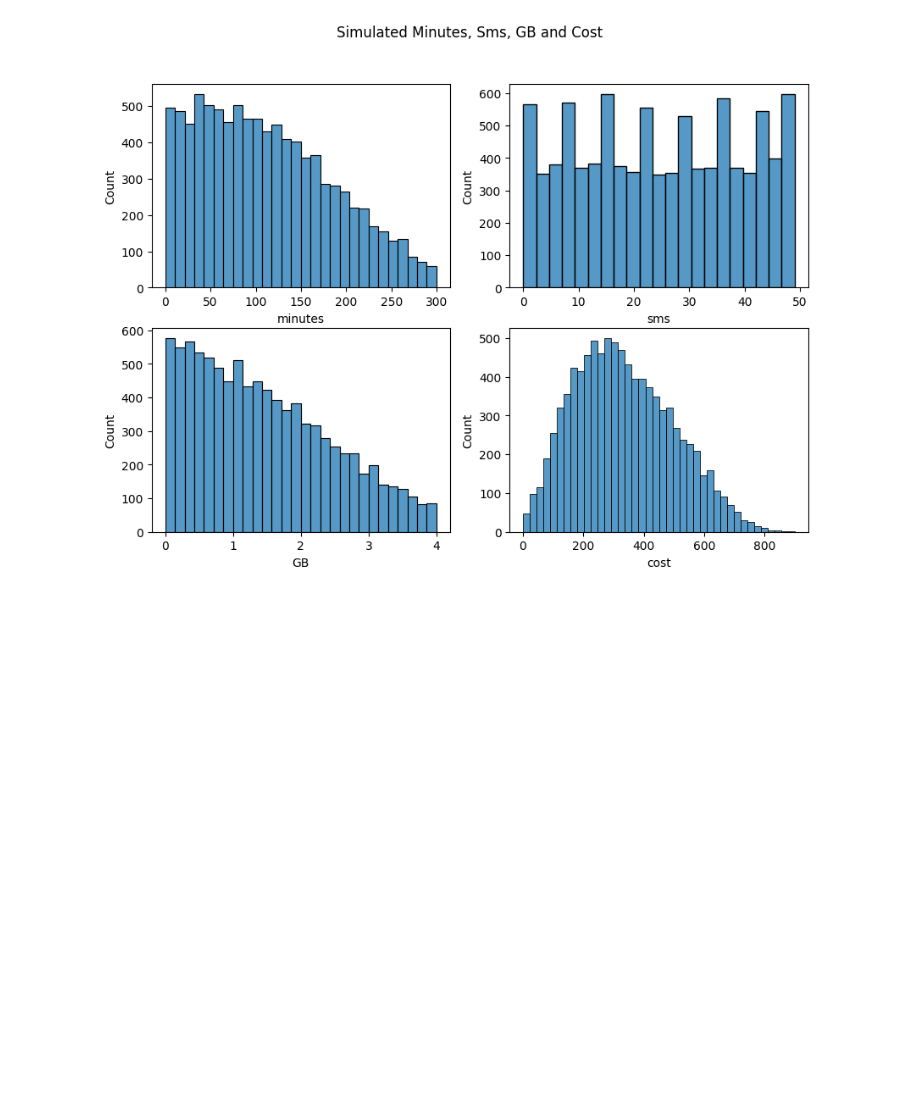
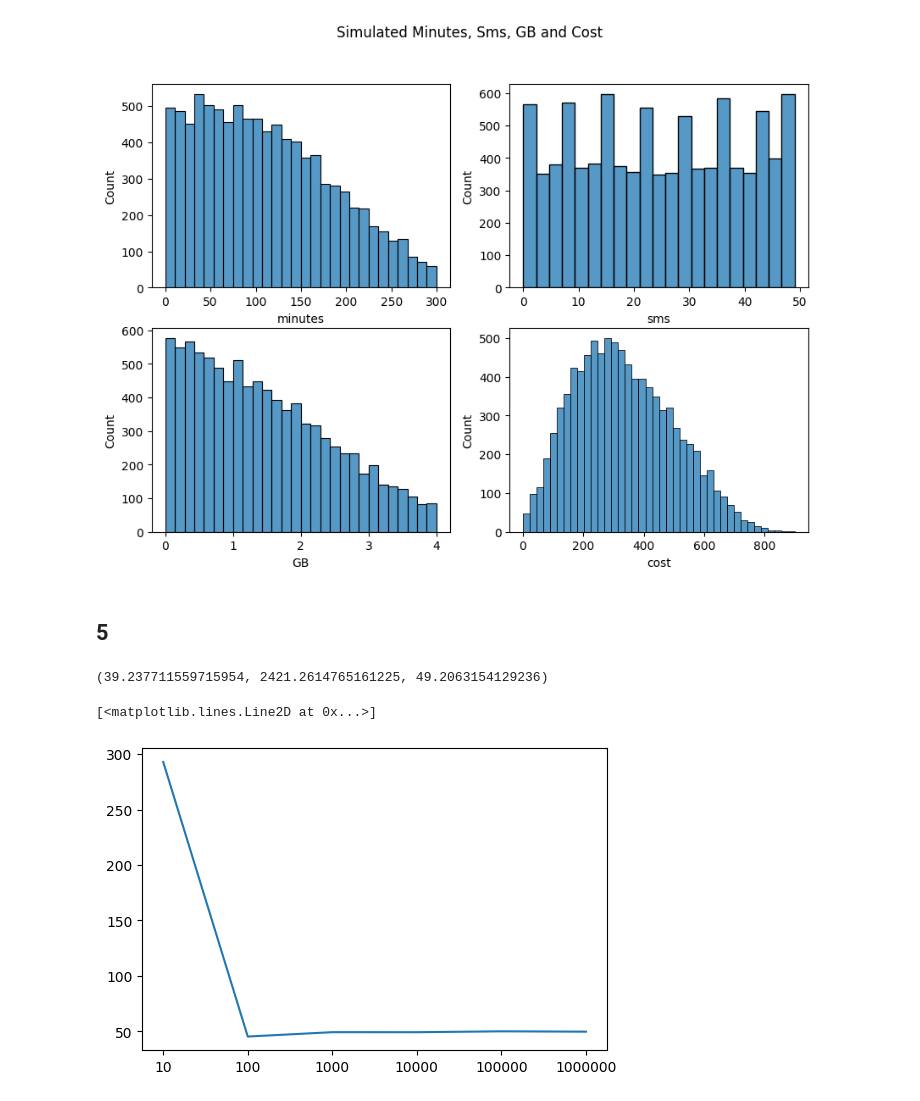
Before and after one commit to cseander/Maskininlarning-Christopher-Seander, a Jupyter notebook: Exercises/Exercise_0.ipynb, the cells around one changed output. Cells and saved outputs as stored; diff of their text form; code cells hidden in the pictures; blank space fills up the shorter version.

```diff
--- a/Exercises/Exercise_0.ipynb
+++ b/Exercises/Exercise_0.ipynb
@@ -152,3 +161,54 @@ fig.suptitle("Simulated Minutes, Sms, GB and Cost")
 # %% [output]
 Text(0.5, 0.98, 'Simulated Minutes, Sms, GB and Cost')
 [figure]
+# %% [markdown]
+## 5
+# %%
+def tt_split(df):
+    train_fraction = int(len(df) * 0.8)
+
+    train = df.sample(train_fraction, random_state = 42, replace = False)
+    test = df.drop(train.index)
+
+    X_train, y_train = train.drop("cost", axis=1), train["cost"]
+    X_test, y_test = test.drop("cost", axis=1), test["cost"]
+    X_train.insert(0, "Intercept", 1)
+    X_test.insert(0, "Intercept", 1)
+
+    return(X_train, y_train, X_test, y_test)
+
+train_test = tt_split(simulated_variables)
+# %%
+def error_measure(split_data):
+    beta_hat = regression_fit(split_data[0], split_data[1])
+    y_hat = predict(split_data[2].to_numpy(), beta_hat.to_numpy().reshape(4,1))
+
+    m = len(split_data[3])
+    y_hat = np.reshape(y_hat, m)
+
+    MAE = 1/m * np.sum(np.abs(split_data[3]-y_hat))
+    MSE = 1/m * np.sum(np.abs(split_data[3]-y_hat)**2)
+    RMSE = np.sqrt(MSE)
+
+    return(MAE, MSE, RMSE)
+
+error_measure(train_test)
+# %% [output]
+(39.237711559715954, 2421.2614765161225, 49.2063154129236)
+# %%
+sample_size = [10, 100, 1000, 10000, 100000, 1000000]
+RMSE = []
+for sample in sample_size:
+    samples = create_variables(sample)
+    clean_samples = clean_variables(samples)
+    split_samples = tt_split(clean_samples)
+    result = error_measure(split_samples)
+    RMSE.append(result[2])
+# %%
+values = range(len(sample_size))
+fig, ax = plt.figure(dpi=100), plt.axes()
+plt.xticks(values, sample_size)
+ax.plot(values, RMSE)
+# %% [output]
+[<matplotlib.lines.Line2D at 0x...>]
+[figure, added]
```
Also changed, not shown: parts of 3 cells of this notebook.
